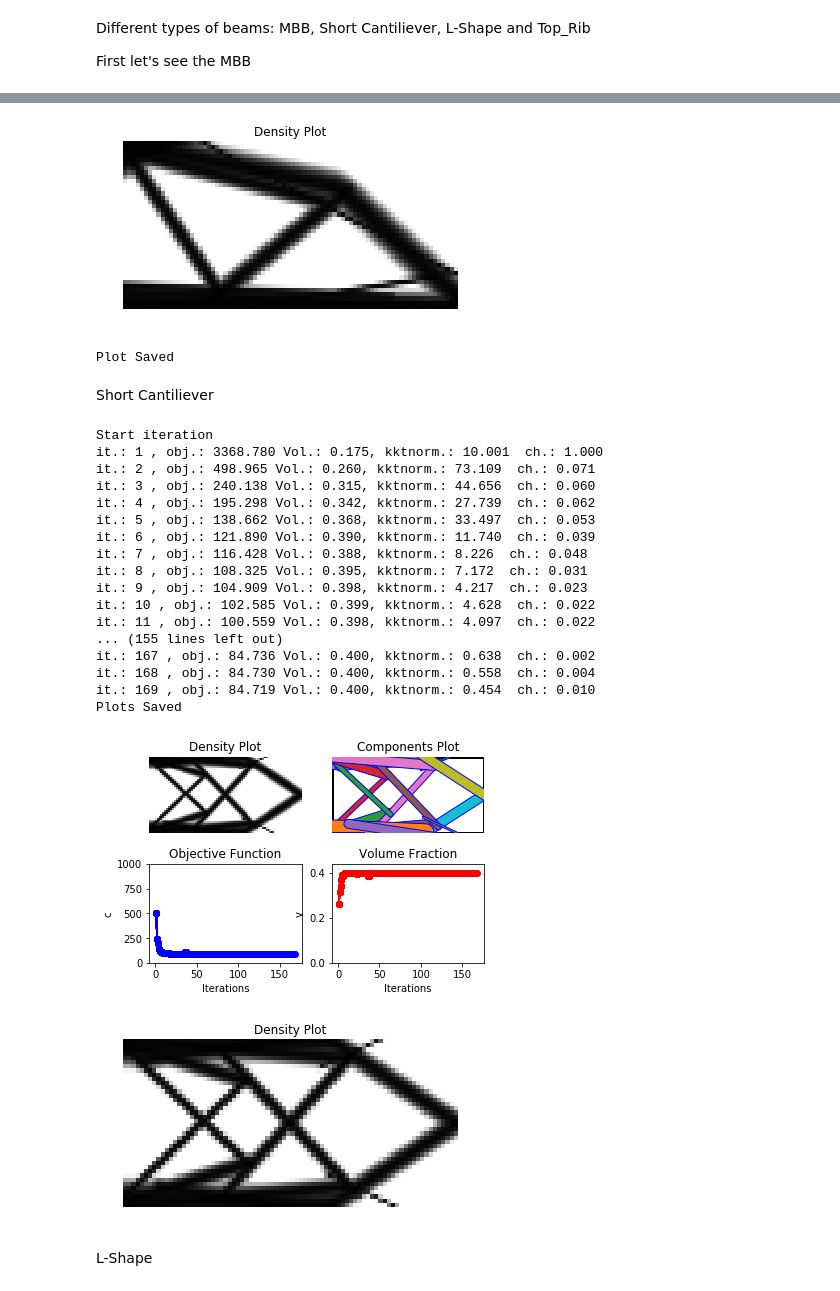
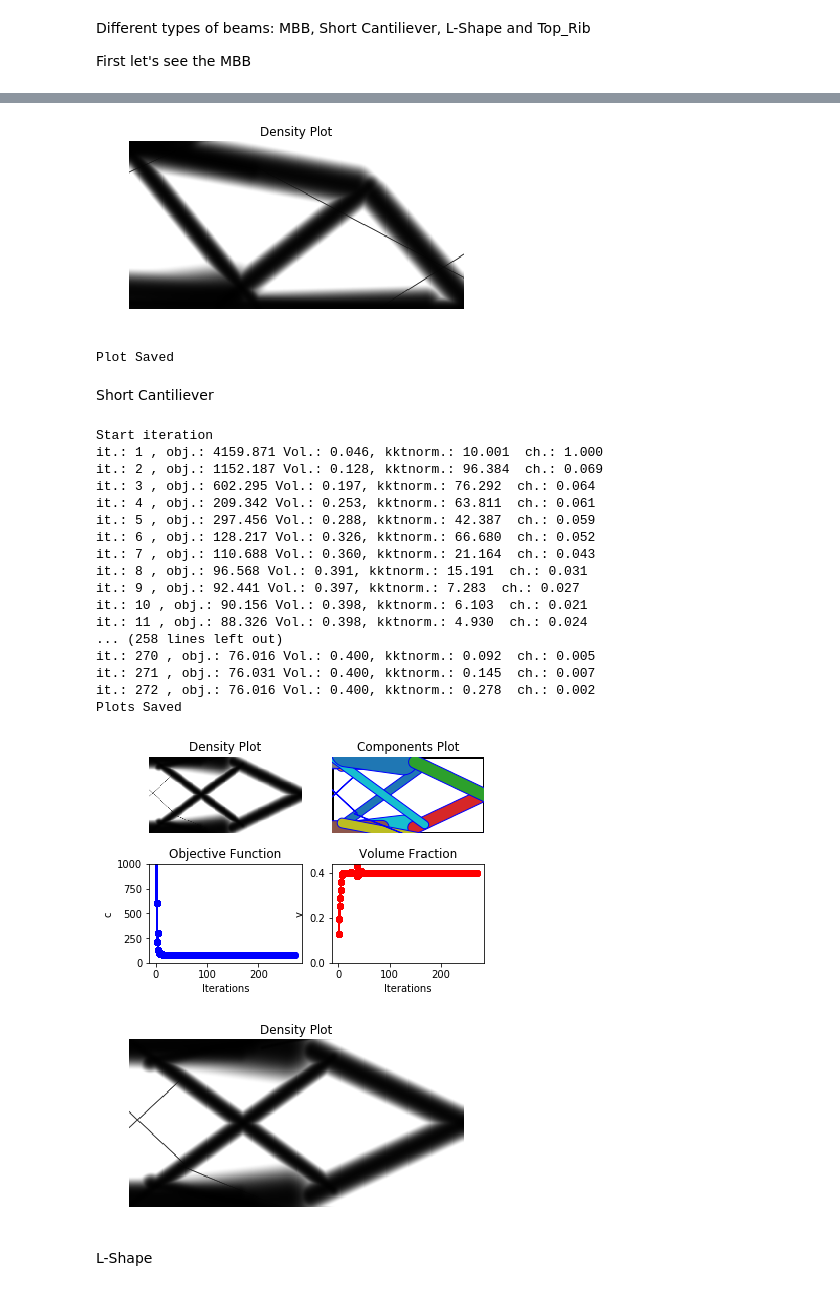
Before and after one commit to topggp/GGP-Python, a Jupyter notebook: Generalized_projection.ipynb, the cells around one changed output, grey strips where cells are left out. Drawn from its saved outputs; the diff is of its cells as text; code cells hidden in the pictures.

```diff
--- a/Generalized_projection.ipynb
+++ b/Generalized_projection.ipynb
@@ -165,47 +165,47 @@ Plots Saved
 # %%
 fig=plt.figure()
 plt.title('Density Plot')
-plt.imshow(-x.reshape(nelx, nely).T, cmap='gray', interpolation='none', norm=colors.Normalize(vmin=-1, vmax=0))
+plt.imshow(-x, cmap='gray', interpolation='none', norm=colors.Normalize(vmin=-1, vmax=0))
 plt.axis('off')
 plt.show()
-fig.savefig('Density plot ' + str(nelx) + ' x '+ str(nely) + ' - MBB - ' + str(method) + ' - ' + str(volume_fraction) + '.png')
+fig.savefig('Density plot ' + '320' + ' x '+ '160' + ' - MBB - ' + str(method) + ' - ' + str(volume_fraction) + '.png')
 print("Plot Saved" )
 # %% [output]
-[figure, old version]
+[figure, new version]
 Plot Saved
 # %% [markdown]
 Short Cantiliever
 # %%
 #'Short_Cantiliever'
-it, c, v, x, xn, yn, Mc, kktnorm = Topology_optimization.main(nelx,nely,volume_fraction,method,'Short_Cantiliever',max_iterations)
+it, c, v, x, xn, yn, Mc, kktnorm = Generalized_projection.main(320,160,volume_fraction,method,'Short_Cantiliever',max_iterations)
 # %% [output]
 Start iteration
-it.: 1 , obj.: 3368.780 Vol.: 0.175, kktnorm.: 10.001  ch.: 1.000
-it.: 2 , obj.: 498.965 Vol.: 0.260, kktnorm.: 73.109  ch.: 0.071
-it.: 3 , obj.: 240.138 Vol.: 0.315, kktnorm.: 44.656  ch.: 0.060
-it.: 4 , obj.: 195.298 Vol.: 0.342, kktnorm.: 27.739  ch.: 0.062
-it.: 5 , obj.: 138.662 Vol.: 0.368, kktnorm.: 33.497  ch.: 0.053
-it.: 6 , obj.: 121.890 Vol.: 0.390, kktnorm.: 11.740  ch.: 0.039
-it.: 7 , obj.: 116.428 Vol.: 0.388, kktnorm.: 8.226  ch.: 0.048
-it.: 8 , obj.: 108.325 Vol.: 0.395, kktnorm.: 7.172  ch.: 0.031
-it.: 9 , obj.: 104.909 Vol.: 0.398, kktnorm.: 4.217  ch.: 0.023
-it.: 10 , obj.: 102.585 Vol.: 0.399, kktnorm.: 4.628  ch.: 0.022
-it.: 11 , obj.: 100.559 Vol.: 0.398, kktnorm.: 4.097  ch.: 0.022
-... (155 lines left out)
-it.: 167 , obj.: 84.736 Vol.: 0.400, kktnorm.: 0.638  ch.: 0.002
-it.: 168 , obj.: 84.730 Vol.: 0.400, kktnorm.: 0.558  ch.: 0.004
-it.: 169 , obj.: 84.719 Vol.: 0.400, kktnorm.: 0.454  ch.: 0.010
+it.: 1 , obj.: 4159.871 Vol.: 0.046, kktnorm.: 10.001  ch.: 1.000
+it.: 2 , obj.: 1152.187 Vol.: 0.128, kktnorm.: 96.384  ch.: 0.069
+it.: 3 , obj.: 602.295 Vol.: 0.197, kktnorm.: 76.292  ch.: 0.064
+it.: 4 , obj.: 209.342 Vol.: 0.253, kktnorm.: 63.811  ch.: 0.061
+it.: 5 , obj.: 297.456 Vol.: 0.288, kktnorm.: 42.387  ch.: 0.059
+it.: 6 , obj.: 128.217 Vol.: 0.326, kktnorm.: 66.680  ch.: 0.052
+it.: 7 , obj.: 110.688 Vol.: 0.360, kktnorm.: 21.164  ch.: 0.043
+it.: 8 , obj.: 96.568 Vol.: 0.391, kktnorm.: 15.191  ch.: 0.031
+it.: 9 , obj.: 92.441 Vol.: 0.397, kktnorm.: 7.283  ch.: 0.027
+it.: 10 , obj.: 90.156 Vol.: 0.398, kktnorm.: 6.103  ch.: 0.021
+it.: 11 , obj.: 88.326 Vol.: 0.398, kktnorm.: 4.930  ch.: 0.024
+... (258 lines left out)
+it.: 270 , obj.: 76.016 Vol.: 0.400, kktnorm.: 0.092  ch.: 0.005
+it.: 271 , obj.: 76.031 Vol.: 0.400, kktnorm.: 0.145  ch.: 0.007
+it.: 272 , obj.: 76.016 Vol.: 0.400, kktnorm.: 0.278  ch.: 0.002
 Plots Saved
-[figure, old version]
+[figure, new version]
 # %%
 fig=plt.figure()
 plt.title('Density Plot')
-plt.imshow(-x.reshape(nelx, nely).T, cmap='gray', interpolation='none', norm=colors.Normalize(vmin=-1, vmax=0))
+plt.imshow(-x, cmap='gray', interpolation='none', norm=colors.Normalize(vmin=-1, vmax=0))
 plt.axis('off')
 plt.show()
-fig.savefig('Density plot ' + str(nelx) + ' x '+ str(nely) + ' - Short_Cantiliever - ' + str(method) + ' - ' + str(volume_fraction) + '.png')
+fig.savefig('Density plot ' + '320' + ' x '+ '160' + ' - Short_Cantiliever - ' + str(method) + ' - ' + str(volume_fraction) + '.png')
 # %% [output]
-[figure, old version]
+[figure, new version]
 # %% [markdown]
 L-Shape
 # %%
```
Also changed, not shown: parts of 31 cells of this notebook, 2 other files.
